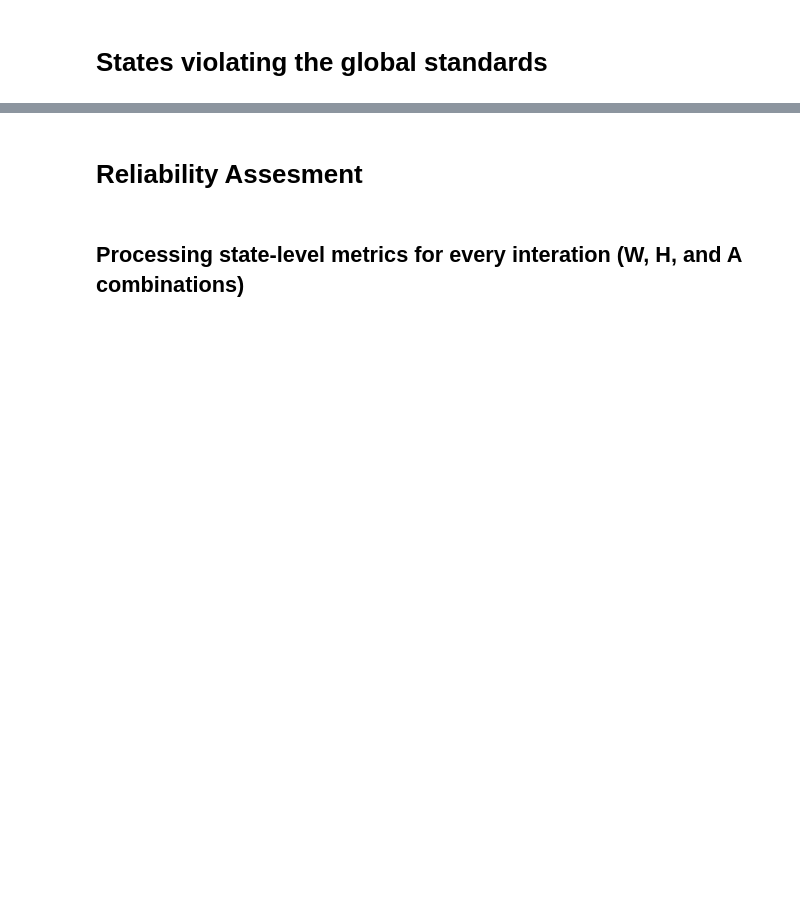
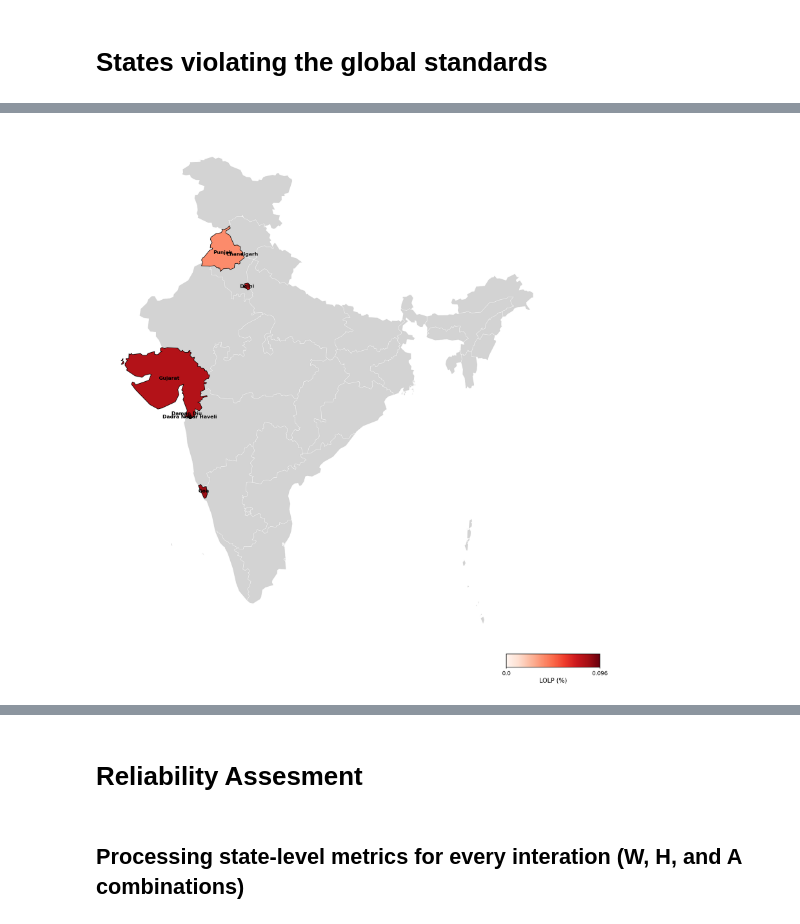
Before and after one commit to cetlab-ucsb/gridpath_india_viz, a Jupyter notebook: software/ra-all_factors_heatmaps_new_with_hydro.ipynb, the cells around one changed output, grey strips where cells are left out. Drawn from its saved outputs; the diff is of its cells as text; code cells hidden in the pictures; blank space fills up the shorter version.

Commit message:
plots modified

```diff
--- a/software/ra-all_factors_heatmaps_new_with_hydro.ipynb
+++ b/software/ra-all_factors_heatmaps_new_with_hydro.ipynb
@@ -7,6 +7,7 @@ import matplotlib.pyplot as plt
 import seaborn as sns
 import calendar
 from datetime import datetime, timedelta
+import matplotlib.colors as mcolors
 import matplotlib.cm as cm
 import matplotlib.pyplot as plt
 import seaborn as sns
@@ -15,6 +16,8 @@ from mpl_toolkits.axes_grid1.inset_locator import inset_axes
 from matplotlib.colors import ListedColormap
 import geopandas as gpd
 from shapely.validation import make_valid
+from matplotlib.cm import get_cmap
+from matplotlib.colors import LinearSegmentedColormap
 
 # --- Configuration ---
 path_to_scenarios   = '/home/abhis/india_power/scenarios'
@@ -27,8 +30,8 @@ path_to_data = '/home/abhis/india_power/gridpath_india_viz/data/'
 tech_labels_ = pd.read_csv(path_to_csvs + '/technology_labels_new_hydro_seperated.csv')
 # scenarios_   = pd.read_csv(path_to_csvs + '/ra-scenario_labels.csv')
 # scenarios_   = pd.read_csv(path_to_csvs + '/ra-new_credits-0prm_noccap.csv')
-# scenarios_   = pd.read_csv(path_to_csvs + '/ra-new_credits-noprm_noccap.csv')
-scenarios_   = pd.read_csv(path_to_csvs + '/ra-new_credits-12prm_noccap.csv')
+scenarios_   = pd.read_csv(path_to_csvs + '/ra-new_credits-noprm_noccap.csv')
+# scenarios_   = pd.read_csv(path_to_csvs + '/ra-new_credits-12prm_noccap.csv')
 # scenarios_   = pd.read_csv(path_to_csvs + '/ra-new_credits-112_prm_no_ccap.csv')
 # scenarios_   = pd.read_csv(path_to_csvs + '/ra-new_credits-noprm_noccap_12_subprob.csv')
 # %% [markdown]
@@ -230,0 +257,86 @@ print(filtered_metrics_global_df)
+# %%
+# --- Load shapefile ---
+_india = gpd.read_file(path_to_data + "map/india/india-polygon.shp").to_crs("epsg:4326")
+_india['geometry'] = _india['geometry'].apply(lambda geom: make_valid(geom) if geom else None)
+_india = _india.dropna(subset=['geometry'])
+
+# Harmonize naming
+_india = _india.rename(columns={'st_nm': 'load_zone'})
+_india['load_zone'] = (
+    _india['load_zone']
+    .str.replace(" ", "_")
+    .str.replace("&", "and")
+    .str.replace("_and_", "_", regex=False)
+)
+
+# Merge union for DNH + DD if both exist
+if 35 in _india.index and 36 in _india.index:
+    _india.loc[35, 'geometry'] = _india.loc[35, 'geometry'].union(_india.loc[36, 'geometry'])
+    _india = _india.drop([36]).reset_index(drop=True)
+
+# --- Merge with reliability metrics ---
+india_metrics = _india.merge(metrics_df, on='load_zone', how='left')
+
+# --- Apply violation flag (LOLP only) ---
+threshold = 0.0274
+india_metrics['violation'] = india_metrics['LOLP (%)'] > threshold
+
+# --- Clip extreme values (to balance colors) ---
+india_metrics['LOLP (%)'] = india_metrics['LOLP (%)'].clip(
+    upper=india_metrics['LOLP (%)'].quantile(0.95)
+)
+
+# --- Define color normalization and colormap ---
+cmap = get_cmap('Reds')       # full Reds scale, starting from the true min
+vmin = float(np.nanmin(india_metrics['LOLP (%)']))
+vmax = float(np.nanmax(india_metrics['LOLP (%)']))
+norm = mcolors.Normalize(vmin=vmin, vmax=vmax)
+
+# --- Plot ---
+fig, ax = plt.subplots(figsize=(14, 15), dpi=150)
+
+# Base map (light grey background)
+india_metrics.plot(ax=ax, color="lightgrey", edgecolor="white", lw=0.4, zorder=1)
+
+# Violating states shaded by LOLP intensity
+india_metrics[india_metrics['violation']].plot(
+    ax=ax,
+    column='LOLP (%)',
+    cmap=cmap,
+    norm=norm,
+    edgecolor='black',
+    linewidth=0.8,
+    zorder=2
+)
+
+# --- Smooth, small colorbar at bottom-right ---
+sm = plt.cm.ScalarMappable(cmap=cmap, norm=norm)
+sm._A = []
+
+# [x0, y0, width, height] → bottom right position
+cax = fig.add_axes([0.80, 0.08, 0.15, 0.02])
+cb = plt.colorbar(sm, cax=cax, orientation='horizontal')
+
+cb.set_label("LOLP (%)", fontsize=10, labelpad=2)
+cb.ax.tick_params(labelsize=9, length=2)
+
+cb.set_ticks([vmin, vmax])
+cb.set_ticklabels([f'{np.round(vmin, 3)}', f'{np.round(vmax, 3)}'])
+
+# --- Labels for violating states ---
+for _, row in india_metrics[india_metrics['violation']].iterrows():
+    x, y = row['geometry'].centroid.x, row['geometry'].centroid.y
+    ax.text(
+        x, y, row['load_zone'].replace("_", " "),
+        fontsize=8, ha='center', va='center',
+        color='black', weight='bold', zorder=3
+    )
+
+# --- Clean up axes ---
+ax.set_xticks([]); ax.set_yticks([])
+for spine in ax.spines.values():
+    spine.set_visible(False)
+
+plt.show()
+# %% [output]
+[figure, added]
```
Also changed, not shown: parts of 69 cells of this notebook.
